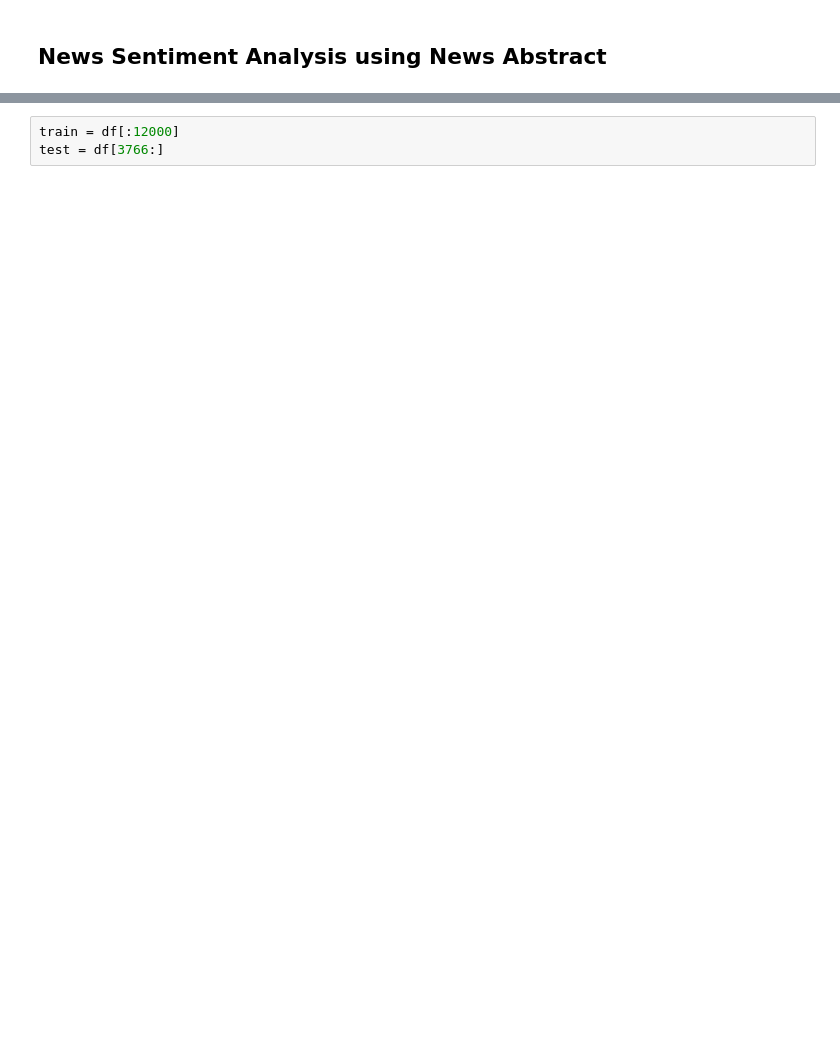
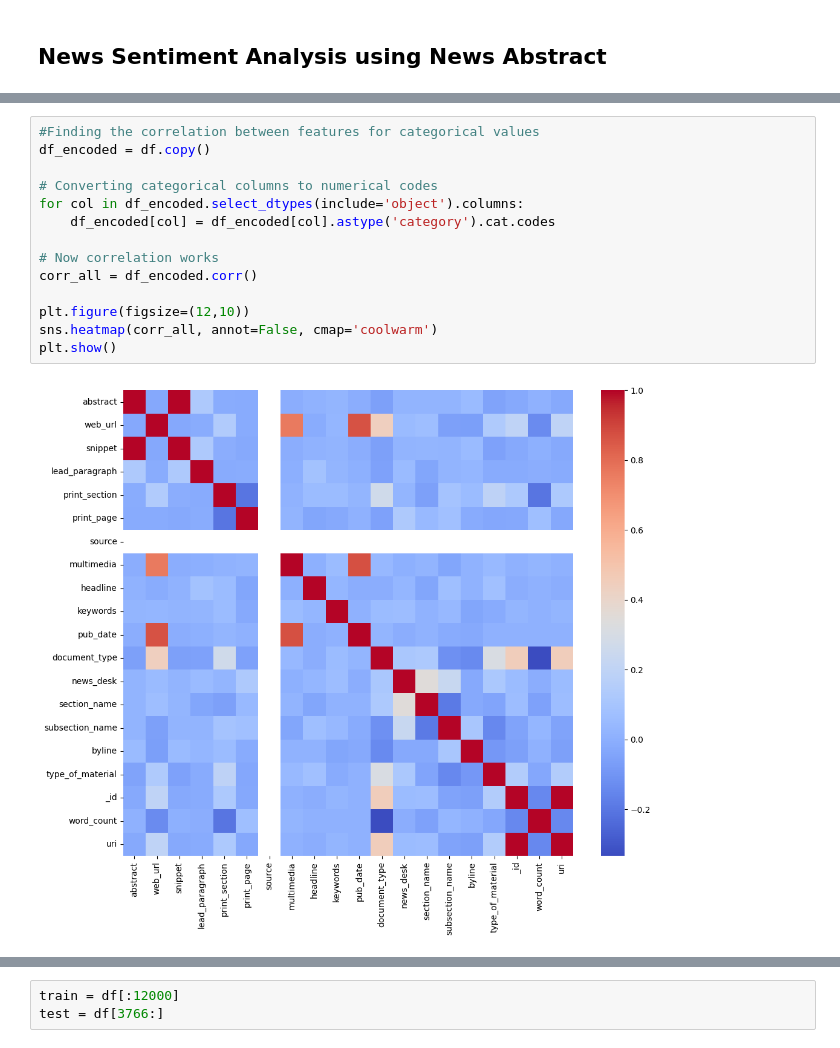
Before and after one commit to nehanik2/News-Sentiment-Analyzer, a Jupyter notebook: News_Sentiment_Analyzer.ipynb, the cells around one changed output, grey strips where cells are left out. Cells and saved outputs as stored; diff of their text form; blank space fills up the shorter version.

```diff
--- a/News_Sentiment_Analyzer.ipynb
+++ b/News_Sentiment_Analyzer.ipynb
@@ -4,0 +319,16 @@ import pandas as pd
+# %%
+#Finding the correlation between features for categorical values
+df_encoded = df.copy()
+
+# Converting categorical columns to numerical codes
+for col in df_encoded.select_dtypes(include='object').columns:
+    df_encoded[col] = df_encoded[col].astype('category').cat.codes
+
+# Now correlation works
+corr_all = df_encoded.corr()
+
+plt.figure(figsize=(12,10))
+sns.heatmap(corr_all, annot=False, cmap='coolwarm')
+plt.show()
+# %% [output]
+[figure, added]
```
Also changed, not shown: parts of 45 cells of this notebook.
